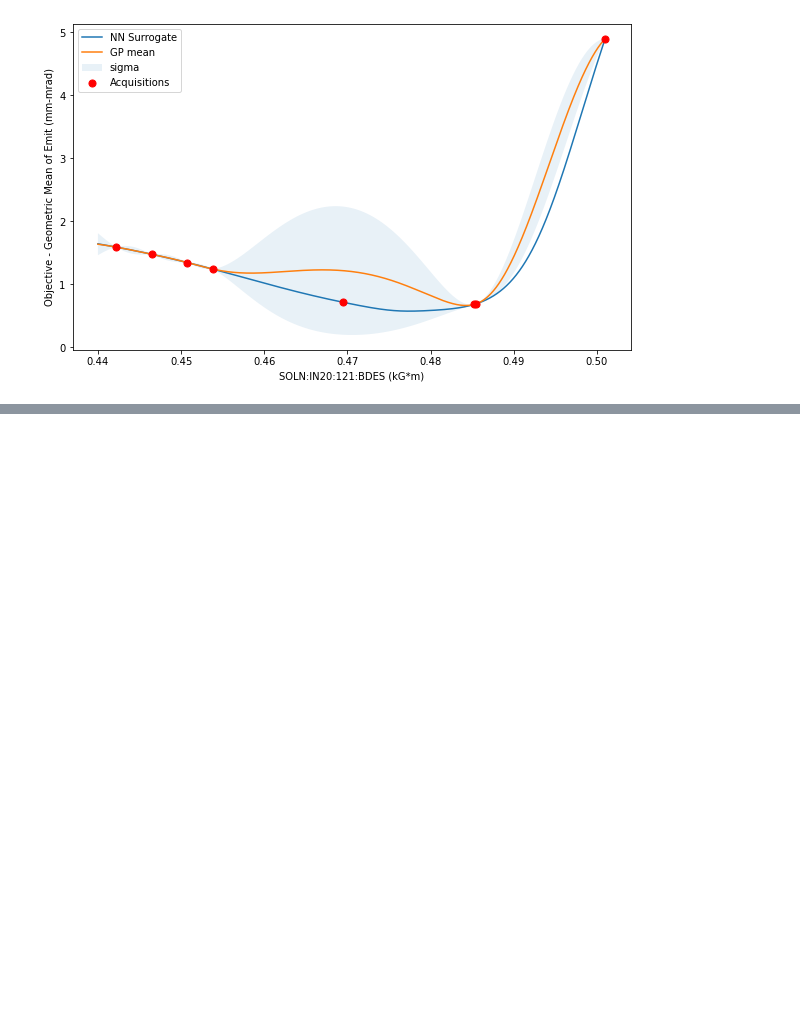
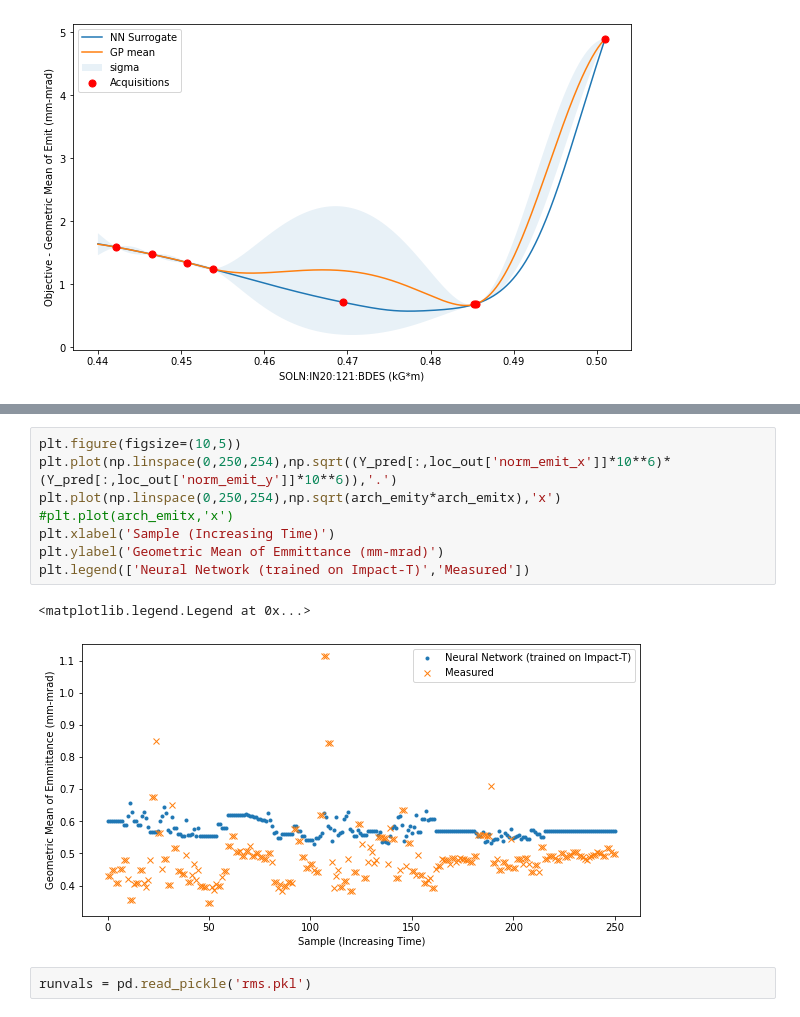
Before and after one commit to singh96aman/lcls_cu_injector_tuning, a Jupyter notebook: models/simple_models/LCLS_Cu_Inj_scalar_beam_size_emit_OTR2_EASY.ipynb, the cells around one changed output, grey strips where cells are left out. Cells and saved outputs as stored; diff of their text form; blank space fills up the shorter version.

```diff
--- a/models/simple_models/LCLS_Cu_Inj_scalar_beam_size_emit_OTR2_EASY.ipynb
+++ b/models/simple_models/LCLS_Cu_Inj_scalar_beam_size_emit_OTR2_EASY.ipynb
@@ -944,0 +1063,13 @@ plot_bo(evaluate_sol2, bo)
+# %%
+plt.figure(figsize=(10,5))
+plt.plot(np.linspace(0,250,254),np.sqrt((Y_pred[:,loc_out['norm_emit_x']]*10**6)*(Y_pred[:,loc_out['norm_emit_y']]*10**6)),'.')
+plt.plot(np.linspace(0,250,254),np.sqrt(arch_emity*arch_emitx),'x')
+#plt.plot(arch_emitx,'x')
+plt.xlabel('Sample (Increasing Time)')
+plt.ylabel('Geometric Mean of Emmittance (mm-mrad)')
+plt.legend(['Neural Network (trained on Impact-T)','Measured'])
+# %% [output]
+<matplotlib.legend.Legend at 0x...>
+[figure, added]
+# %%
+runvals = pd.read_pickle('rms.pkl')
```
Also changed, not shown: parts of 42 cells of this notebook, 4 other files.
